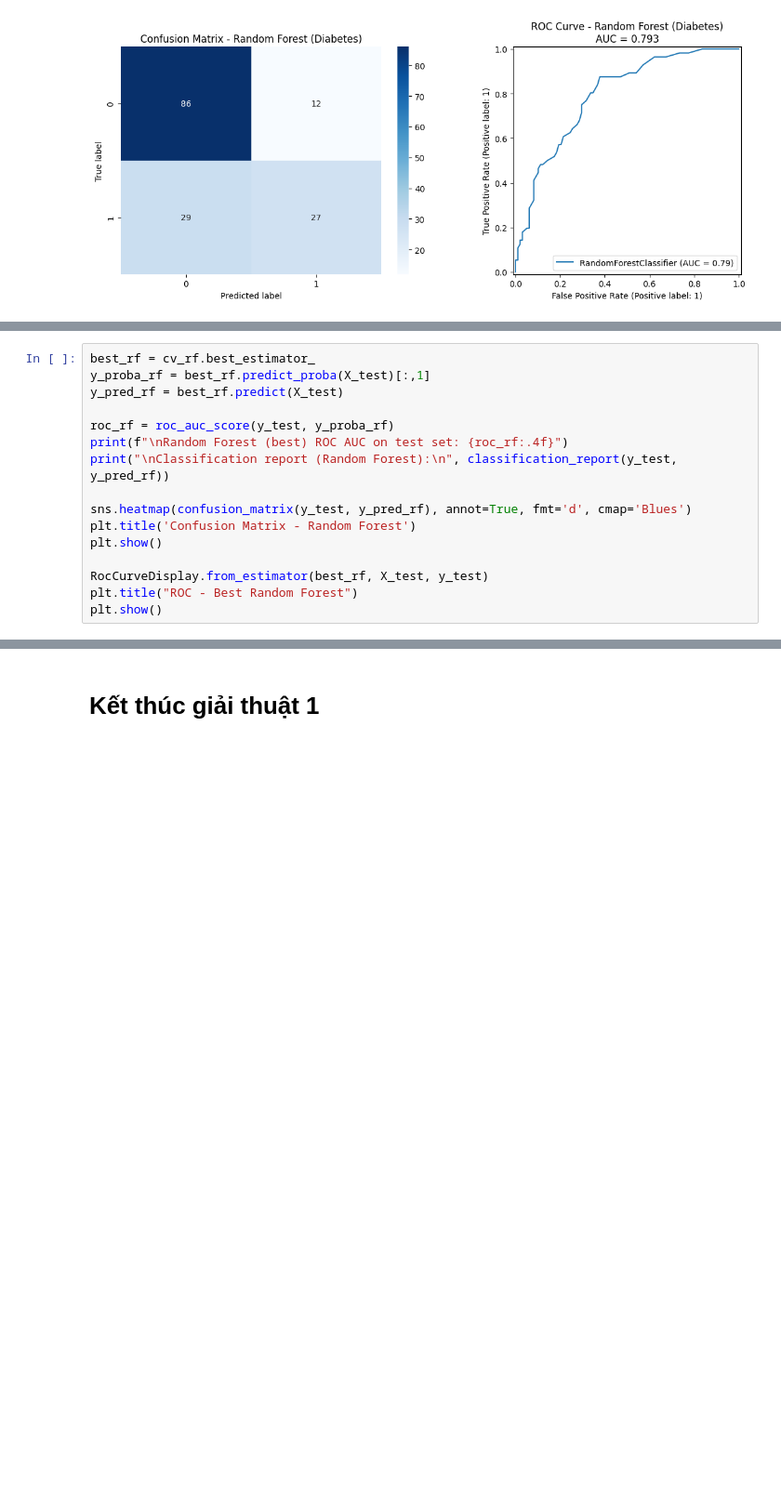
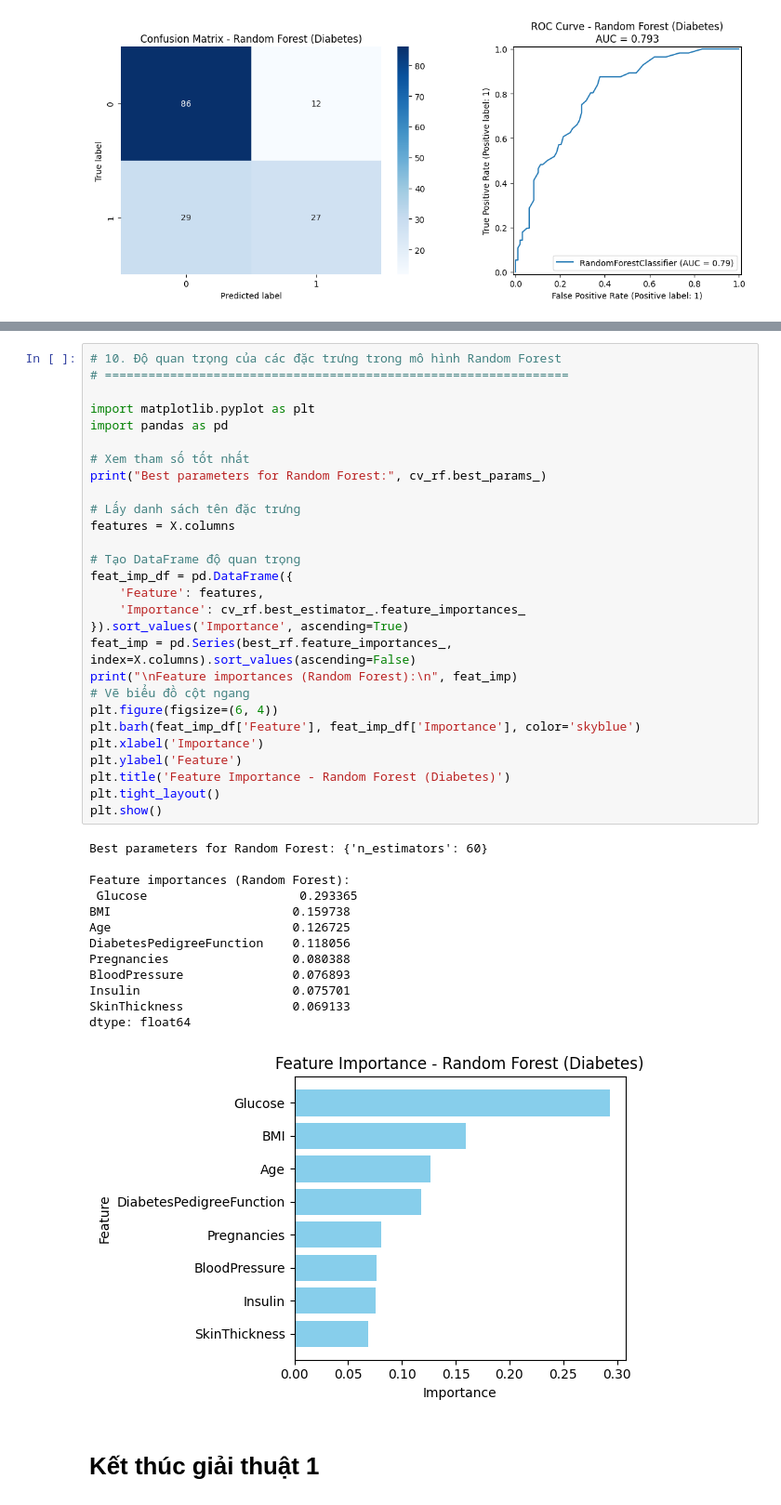
Before and after one commit to buianhtuyet05/baitapnhom_06, a Jupyter notebook: GT1_CÂY QUYẾT ĐỊNH VÀ RỪNG CÂY (1).ipynb, the cells around one changed output, grey strips where cells are left out. Shown at 93% size. Drawn from its saved outputs; the diff is of its cells as text; blank space fills up the shorter version.

```diff
--- a/GT1_CÂY QUYẾT ĐỊNH VÀ RỪNG CÂY (1).ipynb
+++ b/GT1_CÂY QUYẾT ĐỊNH VÀ RỪNG CÂY (1).ipynb
@@ -1593,16 +1492,0 @@ plt.show()
-# %%
-best_rf = cv_rf.best_estimator_
-y_proba_rf = best_rf.predict_proba(X_test)[:,1]
-y_pred_rf = best_rf.predict(X_test)
-
-roc_rf = roc_auc_score(y_test, y_proba_rf)
-print(f"\nRandom Forest (best) ROC AUC on test set: {roc_rf:.4f}")
-print("\nClassification report (Random Forest):\n", classification_report(y_test, y_pred_rf))
-
-sns.heatmap(confusion_matrix(y_test, y_pred_rf), annot=True, fmt='d', cmap='Blues')
-plt.title('Confusion Matrix - Random Forest')
-plt.show()
-
-RocCurveDisplay.from_estimator(best_rf, X_test, y_test)
-plt.title("ROC - Best Random Forest")
-plt.show()
@@ -1643,2 +1525,44 @@ dtype: float64
+# %%
+# 10. Độ quan trọng của các đặc trưng trong mô hình Random Forest
+# ================================================================
+
+import matplotlib.pyplot as plt
+import pandas as pd
+
+# Xem tham số tốt nhất
+print("Best parameters for Random Forest:", cv_rf.best_params_)
+
+# Lấy danh sách tên đặc trưng
+features = X.columns
+
+# Tạo DataFrame độ quan trọng
+feat_imp_df = pd.DataFrame({
+    'Feature': features,
+    'Importance': cv_rf.best_estimator_.feature_importances_
+}).sort_values('Importance', ascending=True)
+feat_imp = pd.Series(best_rf.feature_importances_, index=X.columns).sort_values(ascending=False)
+print("\nFeature importances (Random Forest):\n", feat_imp)
+# Vẽ biểu đồ cột ngang
+plt.figure(figsize=(6, 4))
+plt.barh(feat_imp_df['Feature'], feat_imp_df['Importance'], color='skyblue')
+plt.xlabel('Importance')
+plt.ylabel('Feature')
+plt.title('Feature Importance - Random Forest (Diabetes)')
+plt.tight_layout()
+plt.show()
+# %% [output]
+Best parameters for Random Forest: {'n_estimators': 60}
+
+Feature importances (Random Forest):
+ Glucose                     0.293365
+BMI                         0.159738
+Age                         0.126725
+DiabetesPedigreeFunction    0.118056
+Pregnancies                 0.080388
+BloodPressure               0.076893
+Insulin                     0.075701
+SkinThickness               0.069133
+dtype: float64
+[figure, added]
 # %% [markdown]
 # Kết thúc giải thuật 1
```
Also changed, not shown: parts of 10 cells of this notebook, 1 other file.
